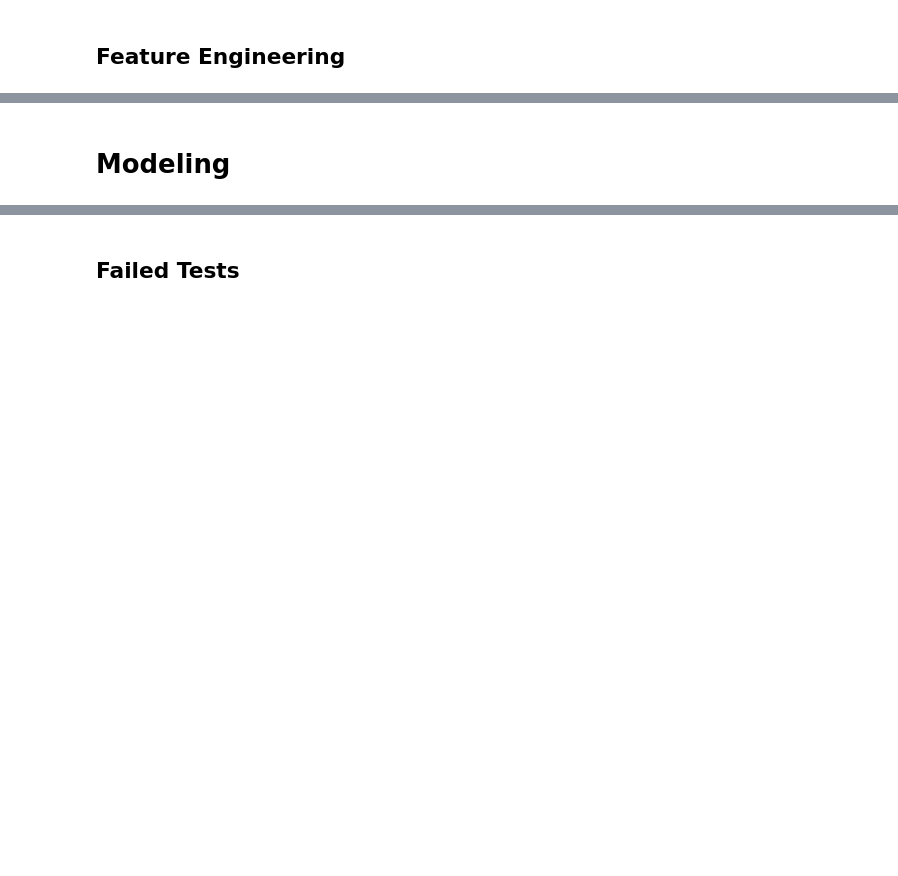
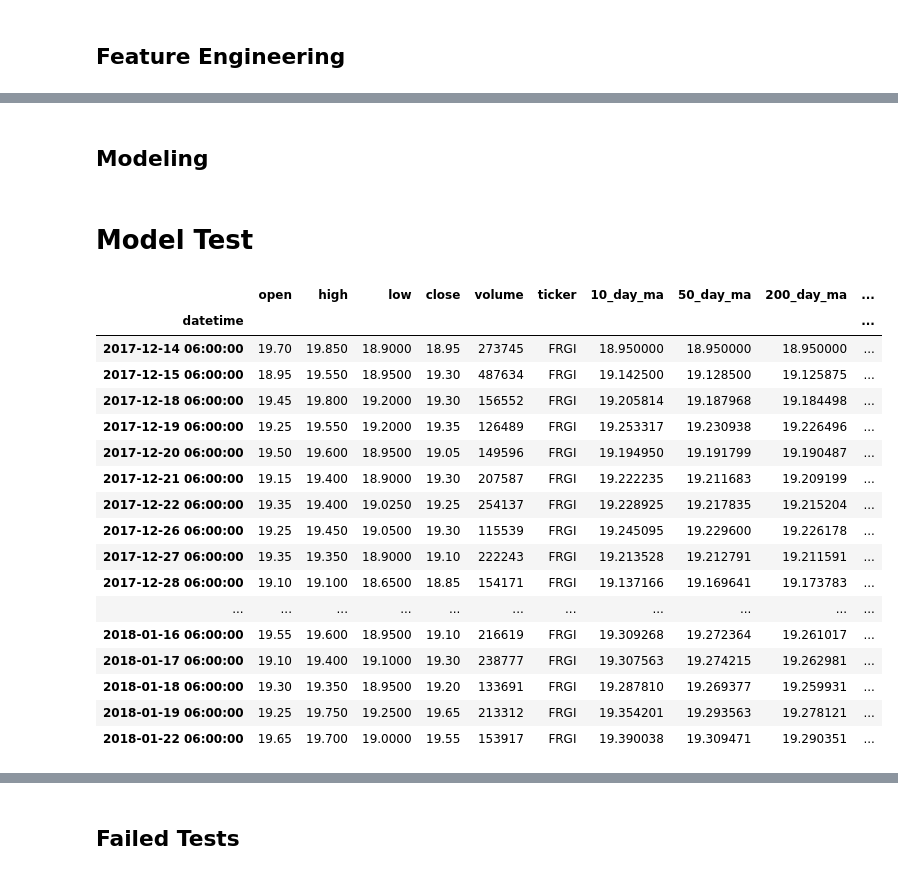
Before and after one commit to jakeoddi/Stock-Price-Forecasting, a Jupyter notebook: data_acquisition.ipynb, the cells around one changed output, grey strips where cells are left out. Drawn from its saved outputs; the diff is of its cells as text; code cells hidden in the pictures; blank space fills up the shorter version.

```diff
--- a/data_acquisition.ipynb
+++ b/data_acquisition.ipynb
@@ -218,2 +289,43 @@ df.drop(columns = 'datetime', inplace = True)
 # %% [markdown]
 ## Feature Engineering
+# %%
+def create_moving_avs(df_list):
+    """
+    Takes in list of dfs, creates three different moving average
+    features - 10, 50, and 200 days.
+
+    df_list -- list of dfs
+    """
+    for df in df_list:
+        df['10_day_ma'] = df['close'].ewm(span = 10).mean()
+        df['50_day_ma'] = df['close'].ewm(span = 50).mean()
+        df['200_day_ma'] = df['close'].ewm(span = 200).mean()
+
+    return df_list
+
+df_list = create_moving_avs(df_list)
+# %%
+def create_intra_clf_target(df_list):
+    """
+    Takes in list of dfs and creates target variable for each depending
+    on if the closing price for each day exceeds the opening price. If the
+    closing price exceeds the opening price, target = 1.
+
+    df_list -- list of dfs
+    """
+    for df in df_list:
+        df['intra_clf_target'] = 0
+        for i in range(len(df)):
+
+            if df['open'][i] < df['close'][i]:
+                df['intra_clf_target'][i] = 1
+
+            elif df['open'][i] > df['close'][i]:
+                df['intra_clf_target'][i] = 0
+
+            elif df['open'][i] == df['close'][i]:
+                df['intra_clf_target'][i] = 2
+
+    return df_list
+
+df_list = create_intra_clf_target(df_list)
@@ -220,2 +406,2 @@ df.drop(columns = 'datetime', inplace = True)
 # %% [markdown]
-# Modeling
+## Modeling
@@ -221,0 +433,24 @@ df.drop(columns = 'datetime', inplace = True)
+# %% [markdown]
+# Model Test
+# %%
+df_test = df_list[0]
+df_test.head(25)
+# %% [output]
+|  | open | high | low | close | volume | ticker | 10_day_ma | 50_day_ma | 200_day_ma | ... |
+| datetime |  |  |  |  |  |  |  |  |  | ... |
+| 2017-12-14 06:00:00 | 19.70 | 19.850 | 18.9000 | 18.95 | 273745 | FRGI | 18.950000 | 18.950000 | 18.950000 | ... |
+| 2017-12-15 06:00:00 | 18.95 | 19.550 | 18.9500 | 19.30 | 487634 | FRGI | 19.142500 | 19.128500 | 19.125875 | ... |
+| 2017-12-18 06:00:00 | 19.45 | 19.800 | 19.2000 | 19.30 | 156552 | FRGI | 19.205814 | 19.187968 | 19.184498 | ... |
+| 2017-12-19 06:00:00 | 19.25 | 19.550 | 19.2000 | 19.35 | 126489 | FRGI | 19.253317 | 19.230938 | 19.226496 | ... |
+| 2017-12-20 06:00:00 | 19.50 | 19.600 | 18.9500 | 19.05 | 149596 | FRGI | 19.194950 | 19.191799 | 19.190487 | ... |
+| 2017-12-21 06:00:00 | 19.15 | 19.400 | 18.9000 | 19.30 | 207587 | FRGI | 19.222235 | 19.211683 | 19.209199 | ... |
+| 2017-12-22 06:00:00 | 19.35 | 19.400 | 19.0250 | 19.25 | 254137 | FRGI | 19.228925 | 19.217835 | 19.215204 | ... |
+| 2017-12-26 06:00:00 | 19.25 | 19.450 | 19.0500 | 19.30 | 115539 | FRGI | 19.245095 | 19.229600 | 19.226178 | ... |
+| 2017-12-27 06:00:00 | 19.35 | 19.350 | 18.9000 | 19.10 | 222243 | FRGI | 19.213528 | 19.212791 | 19.211591 | ... |
+| 2017-12-28 06:00:00 | 19.10 | 19.100 | 18.6500 | 18.85 | 154171 | FRGI | 19.137166 | 19.169641 | 19.173783 | ... |
+| ... | ... | ... | ... | ... | ... | ... | ... | ... | ... | ... |
+| 2018-01-16 06:00:00 | 19.55 | 19.600 | 18.9500 | 19.10 | 216619 | FRGI | 19.309268 | 19.272364 | 19.261017 | ... |
+| 2018-01-17 06:00:00 | 19.10 | 19.400 | 19.1000 | 19.30 | 238777 | FRGI | 19.307563 | 19.274215 | 19.262981 | ... |
+| 2018-01-18 06:00:00 | 19.30 | 19.350 | 18.9500 | 19.20 | 133691 | FRGI | 19.287810 | 19.269377 | 19.259931 | ... |
+| 2018-01-19 06:00:00 | 19.25 | 19.750 | 19.2500 | 19.65 | 213312 | FRGI | 19.354201 | 19.293563 | 19.278121 | ... |
+| 2018-01-22 06:00:00 | 19.65 | 19.700 | 19.0000 | 19.55 | 153917 | FRGI | 19.390038 | 19.309471 | 19.290351 | ... |
```
Also changed, not shown: parts of 78 cells of this notebook.
